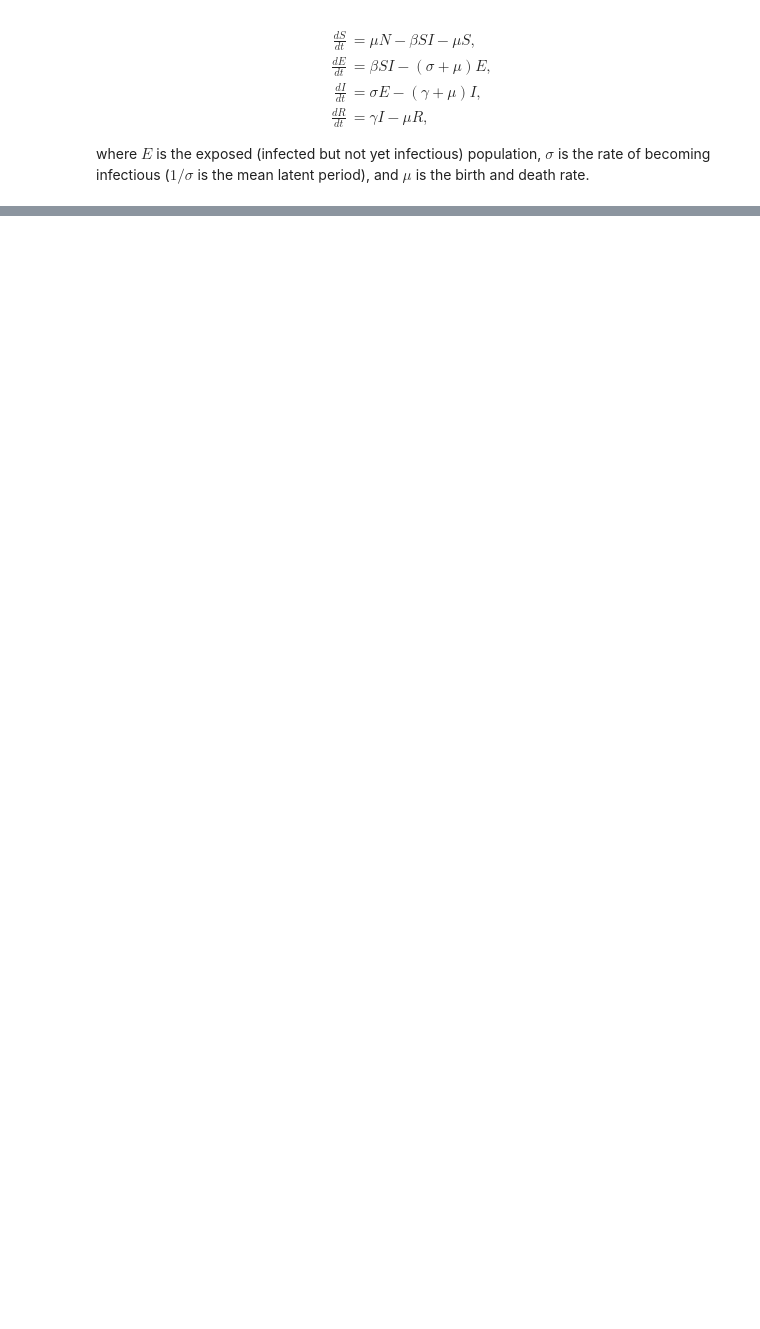
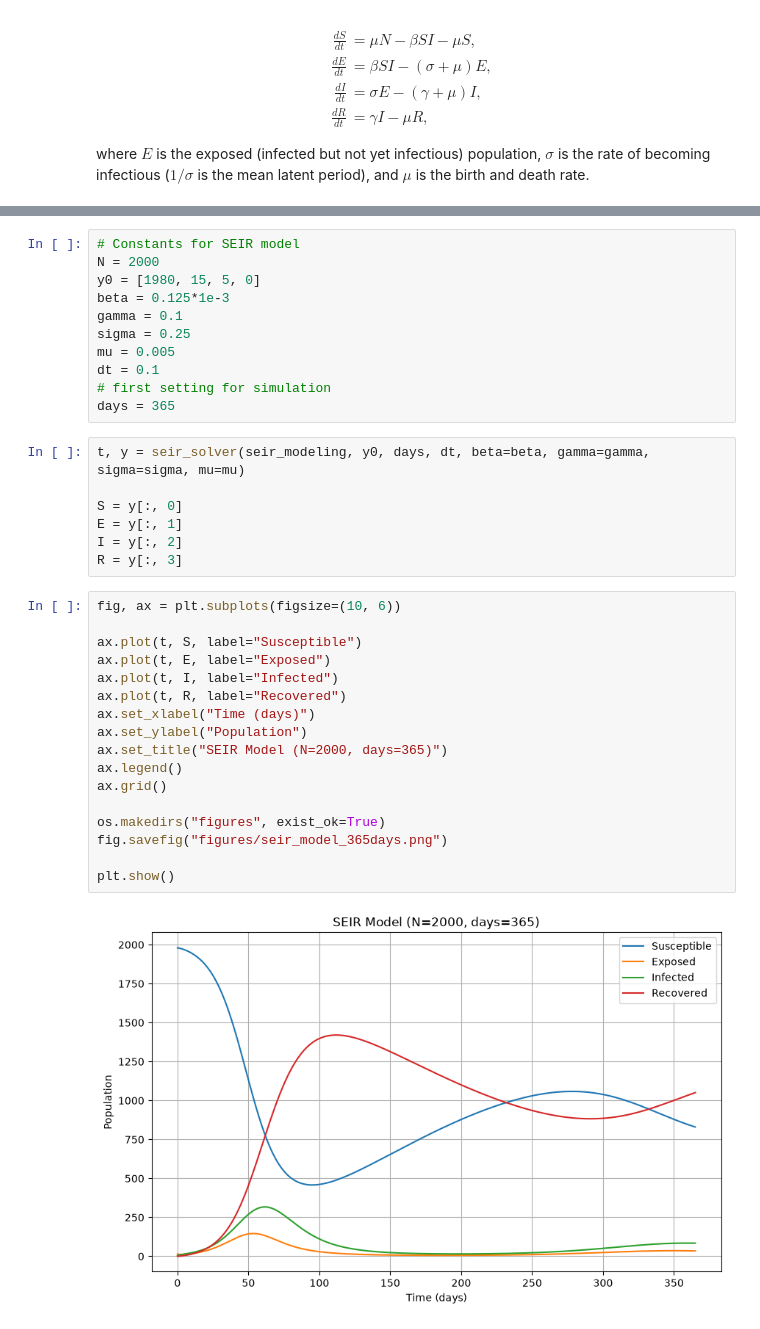
Before and after one commit to JangwonLim/bmi500-sir-seir-modeling, a Jupyter notebook: partD.ipynb, the cells around one changed output, grey strips where cells are left out. Drawn from its saved outputs; the diff is of its cells as text; blank space fills up the shorter version.

Commit message:
part D modeling and simulation done

```diff
--- a/partD.ipynb
+++ b/partD.ipynb
@@ -38 +42,38 @@ def seir_solver(f, y0, days, dt, beta, gamma, sigma, mu):
     return t, y
+# %%
+# Constants for SEIR model
+N = 2000
+y0 = [1980, 15, 5, 0]
+beta = 0.125*1e-3
+gamma = 0.1
+sigma = 0.25
+mu = 0.005
+dt = 0.1
+# first setting for simulation
+days = 365
+# %%
+t, y = seir_solver(seir_modeling, y0, days, dt, beta=beta, gamma=gamma, sigma=sigma, mu=mu)
+
+S = y[:, 0]
+E = y[:, 1]
+I = y[:, 2]
+R = y[:, 3]
+# %%
+fig, ax = plt.subplots(figsize=(10, 6))
+
+ax.plot(t, S, label="Susceptible")
+ax.plot(t, E, label="Exposed")
+ax.plot(t, I, label="Infected")
+ax.plot(t, R, label="Recovered")
+ax.set_xlabel("Time (days)")
+ax.set_ylabel("Population")
+ax.set_title("SEIR Model (N=2000, days=365)")
+ax.legend()
+ax.grid()
+
+os.makedirs("figures", exist_ok=True)
+fig.savefig("figures/seir_model_365days.png")
+
+plt.show()
+# %% [output]
+[figure, added]
```
Also changed, not shown: parts of 10 cells of this notebook, 4 other files.
